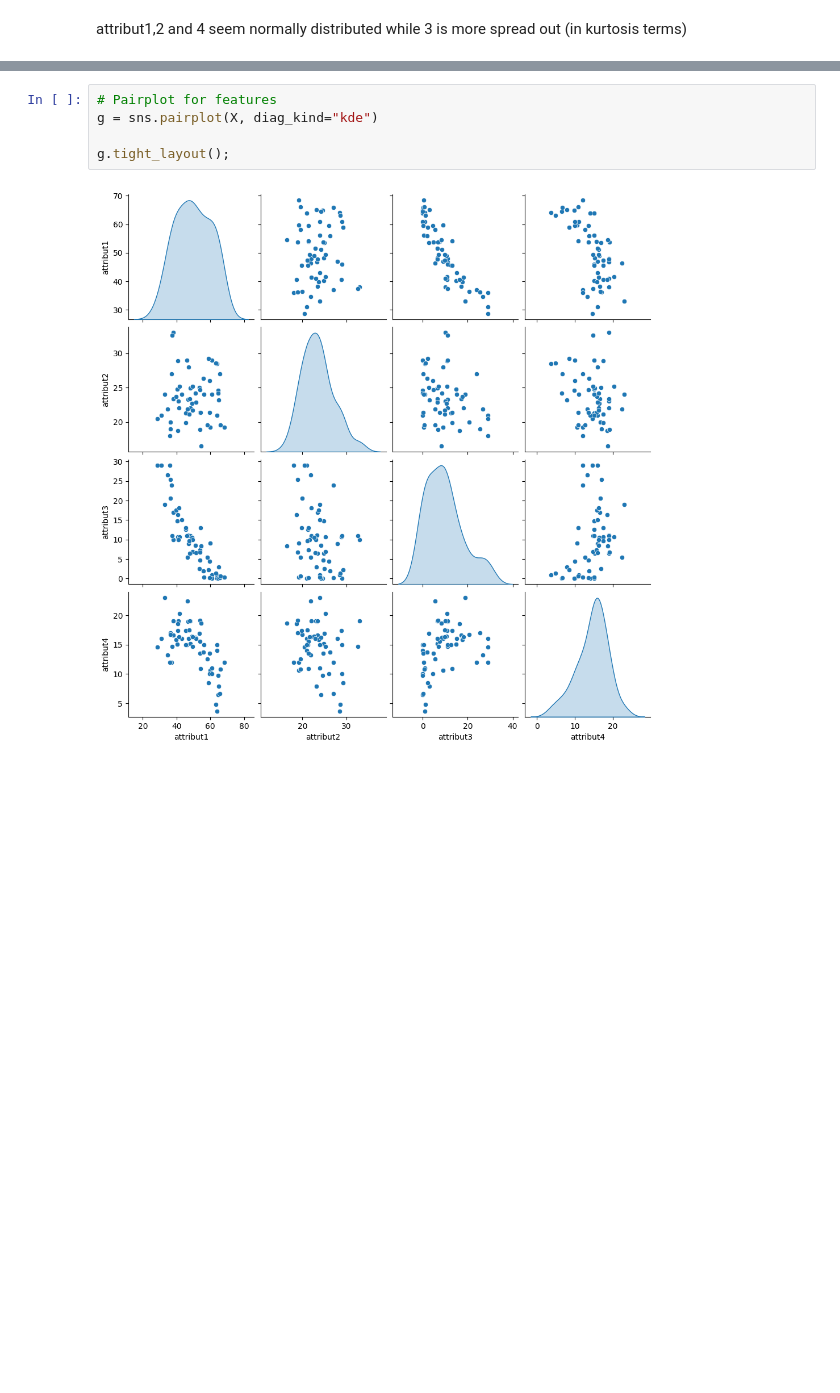
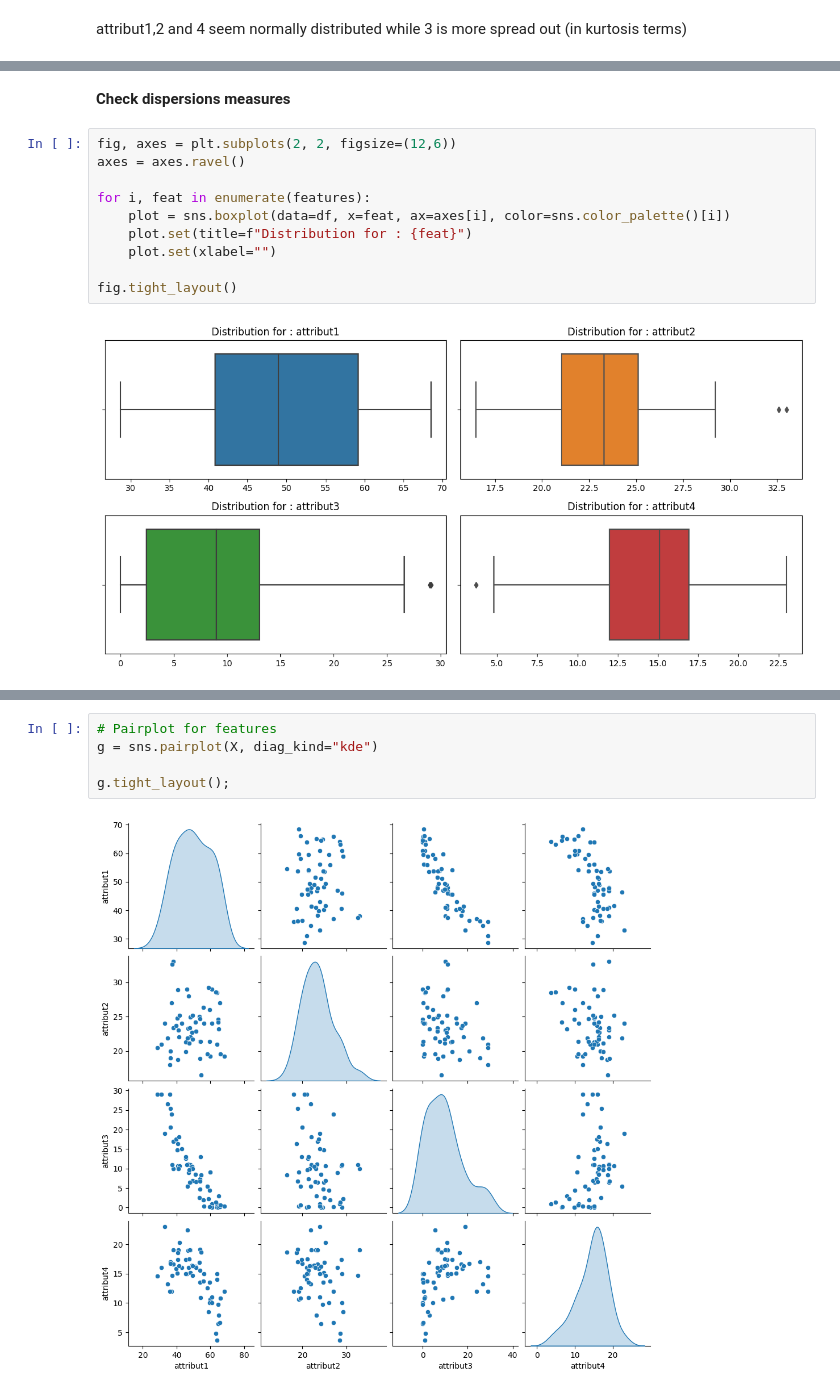
Before and after one commit to simlal/data-mining-assignments_bin710, a Jupyter notebook: dev1/tp1.ipynb, the cells around one changed output, grey strips where cells are left out. Saved outputs shown, nothing was run; the diff lists cells and outputs as text; blank space fills up the shorter version.

```diff
--- a/dev1/tp1.ipynb
+++ b/dev1/tp1.ipynb
@@ -107,0 +117,14 @@ attribut4 follows a normal distribution (null hypothesis)
+# %% [markdown]
+**Check dispersions measures**
+# %%
+fig, axes = plt.subplots(2, 2, figsize=(12,6))
+axes = axes.ravel()
+
+for i, feat in enumerate(features):
+    plot = sns.boxplot(data=df, x=feat, ax=axes[i], color=sns.color_palette()[i])
+    plot.set(title=f"Distribution for : {feat}")
+    plot.set(xlabel="")
+
+fig.tight_layout()
+# %% [output]
+[figure, added]
```
Also changed, not shown: parts of 49 cells of this notebook.
